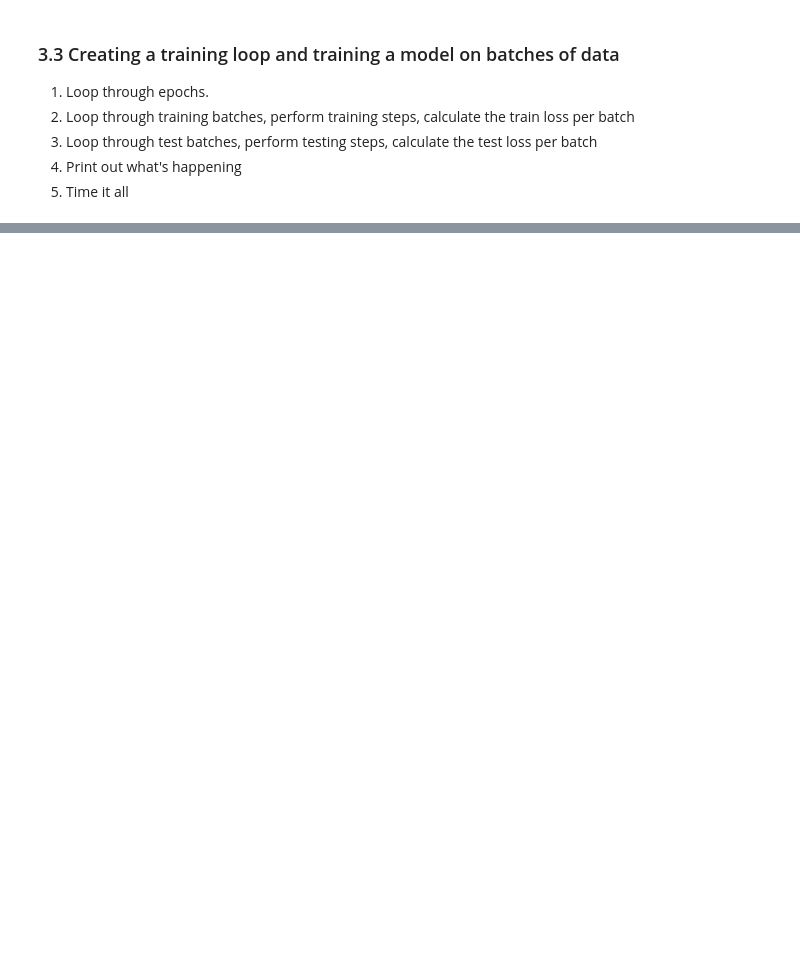
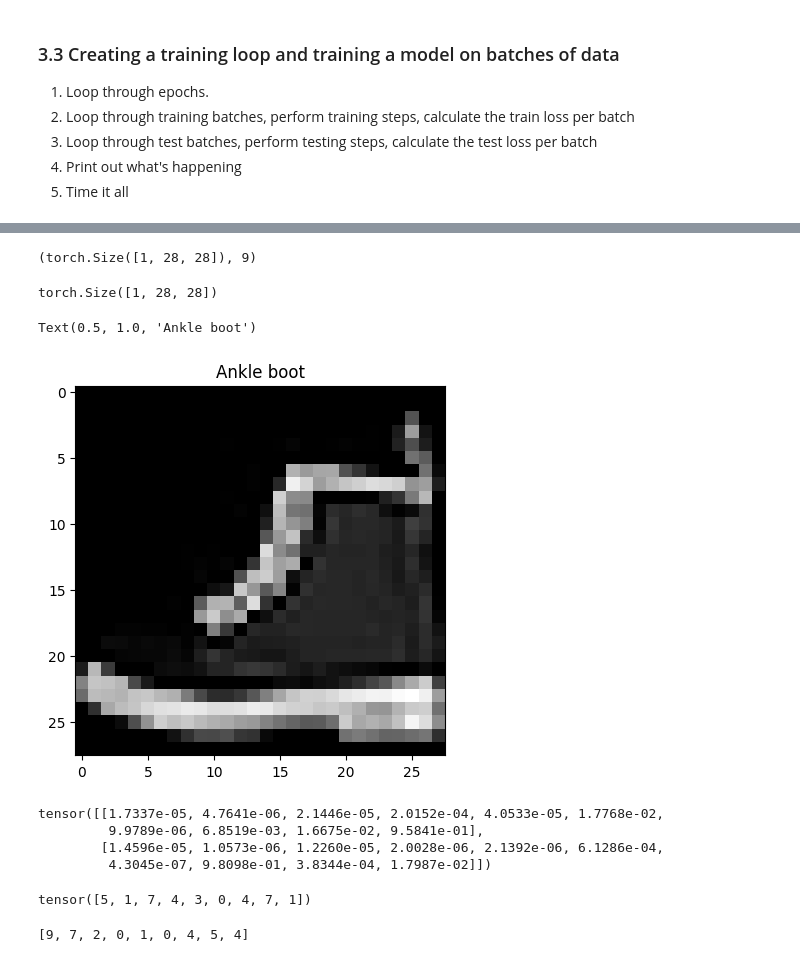
Before and after one commit to habonimana/PyTorch-for-Deep-Learning, a Jupyter notebook: 03_pytorch_computer_vision.ipynb, the cells around one changed output, grey strips where cells are left out. Drawn from its saved outputs; the diff is of its cells as text; code cells hidden in the pictures; blank space fills up the shorter version.

```diff
--- a/03_pytorch_computer_vision.ipynb
+++ b/03_pytorch_computer_vision.ipynb
@@ -467,0 +1277,48 @@ Train time on cpu: 20.656 seconds
+# %%
+img, label = test_data[0][:10]
+img.shape, label
+# %% [output]
+(torch.Size([1, 28, 28]), 9)
+# %%
+import random
+#random.seed(42)
+
+test_samples = []
+test_labels  = []
+
+for sample, label in random.sample(list(test_data), k=9): # here 9 is selected because we want to make a 3 by  3 plot later
+    test_samples.append(sample)
+    test_labels.append(label)
+
+
+# View the first sample shape
+test_samples[0].shape
+# %% [output]
+torch.Size([1, 28, 28])
+# %%
+plt.imshow(test_samples[0].squeeze(), cmap='gray')
+plt.title(class_names[test_labels[0]])
+# %% [output]
+Text(0.5, 1.0, 'Ankle boot')
+[figure, added]
+# %%
+# Make predictions
+pred_probs = make_predictions(model = model_2,
+                              data=test_samples)
+# View first two prediction probabilities
+pred_probs[:2]
+# %% [output]
+tensor([[1.7337e-05, 4.7641e-06, 2.1446e-05, 2.0152e-04, 4.0533e-05, 1.7768e-02,
+         9.9789e-06, 6.8519e-03, 1.6675e-02, 9.5841e-01],
+        [1.4596e-05, 1.0573e-06, 1.2260e-05, 2.0028e-06, 2.1392e-06, 6.1286e-04,
+         4.3045e-07, 9.8098e-01, 3.8344e-04, 1.7987e-02]])
+# %%
+# Convert prediction probabilities to labels
+pred_classes = pred_probs.argmax(dim=1)
+pred_classes
+# %% [output]
+tensor([5, 1, 7, 4, 3, 0, 4, 7, 1])
+# %%
+test_labels
+# %% [output]
+[9, 7, 2, 0, 1, 0, 4, 5, 4]
```
Also changed, not shown: parts of 57 cells of this notebook.
